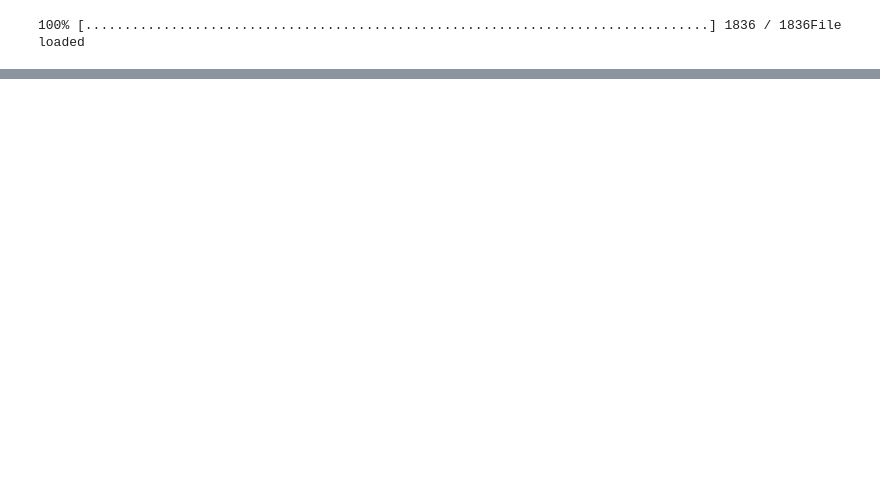
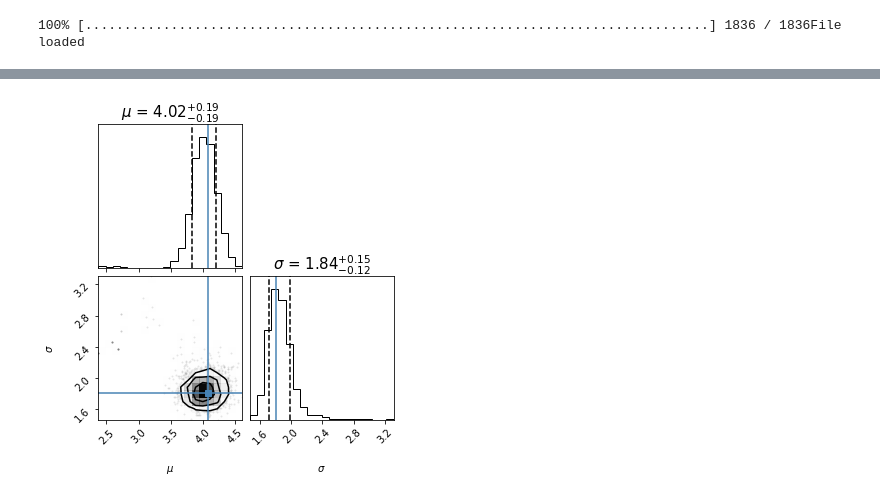
Before and after one commit to DanielBarrreto/Codigos_utiles, a Jupyter notebook: Week15/MetropolisGaussiana.ipynb, the cells around one changed output, grey strips where cells are left out. Saved outputs shown, nothing was run; the diff lists cells and outputs as text; code cells hidden in the pictures; blank space fills up the shorter version.

```diff
--- a/Week15/MetropolisGaussiana.ipynb
+++ b/Week15/MetropolisGaussiana.ipynb
@@ -67,0 +112,12 @@ def LogPosterior(p,x):
+# %%
+flat_samples = sampler.get_chain(discard=1000, thin=15, flat=True)
+truths = np.percentile(pos, 50, axis=0)
+# %%
+figure = corner.corner(flat_samples,
+                       truths=truths,
+                       labels=labels,
+                       quantiles=[0.16,0.84],
+                       show_titles=True,
+                       title_kwargs={"fontsize":15})
+# %% [output]
+[figure, added]
```
Also changed, not shown: parts of 13 cells of this notebook, 1 other file.
